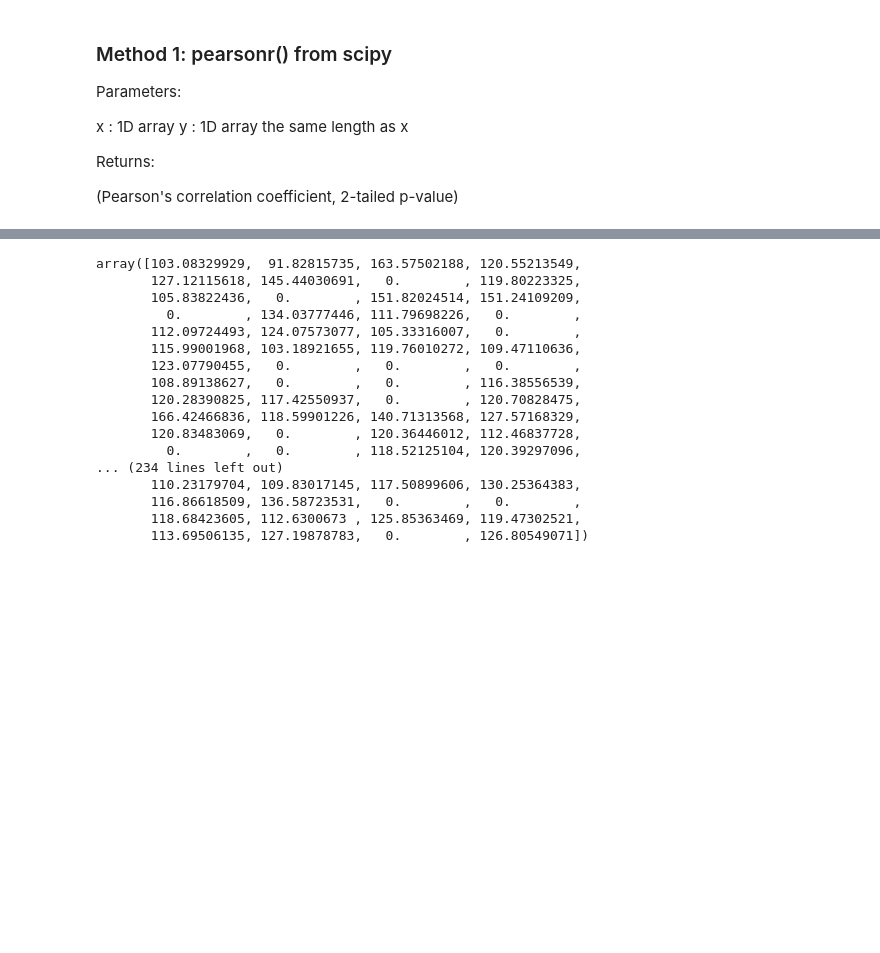
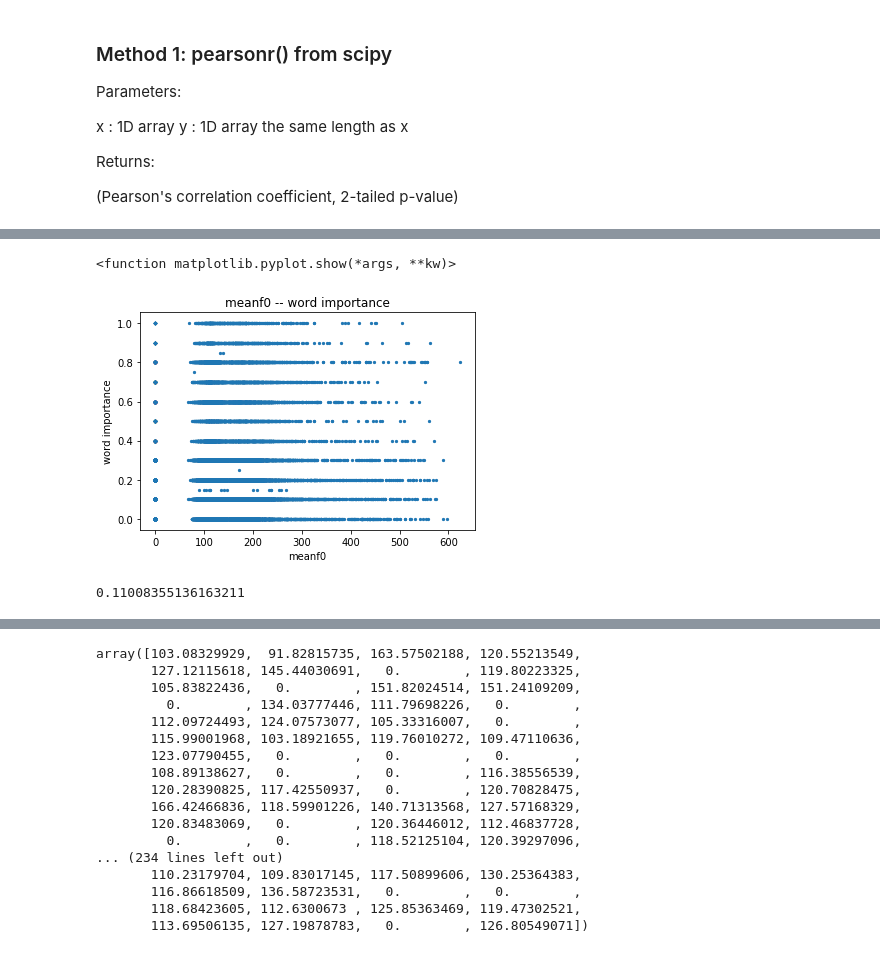
Before and after one commit to byronthecoder/Prosody-Prominence-Perplexity, a Jupyter notebook: ParselMouth.ipynb, the cells around one changed output, grey strips where cells are left out. Saved outputs shown, nothing was run; the diff lists cells and outputs as text; code cells hidden in the pictures; blank space fills up the shorter version.

Commit message:
scatters

```diff
--- a/ParselMouth.ipynb
+++ b/ParselMouth.ipynb
@@ -525,0 +537,21 @@ with open('../result/corr_p_all_24000.txt', 'w') as f:
+# %%
+data = pd.read_csv("../data/pfs_wimps_float64.csv")
+# %%
+meanf0 = data.meanf0
+wimp = data.wimp
+# %%
+# scatter plot
+plt.title("meanf0 -- word importance")
+plt.scatter(meanf0, wimp, 5)
+plt.xlabel('meanf0')
+plt.ylabel('word importance')
+plt.show()
+# %% [output]
+<function matplotlib.pyplot.show(*args, **kw)>
+[figure, added]
+# %%
+# correlation
+
+meanf0.corr(wimp)
+# %% [output]
+0.11008355136163211
```
Also changed, not shown: parts of 18 cells of this notebook, 1 other file.
